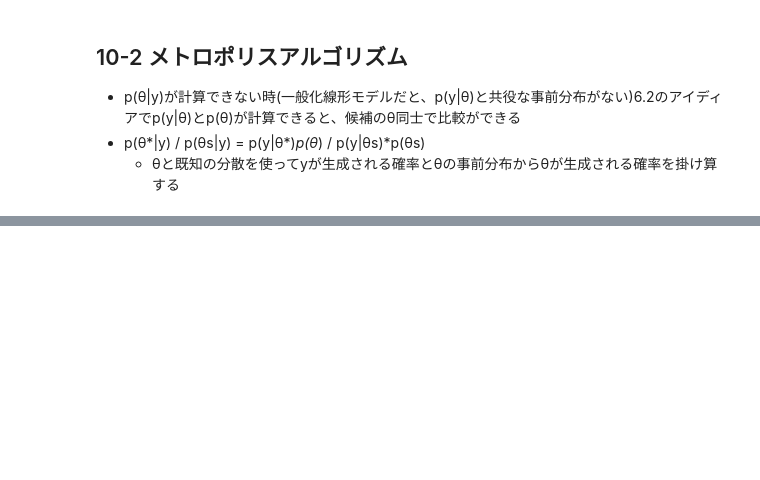
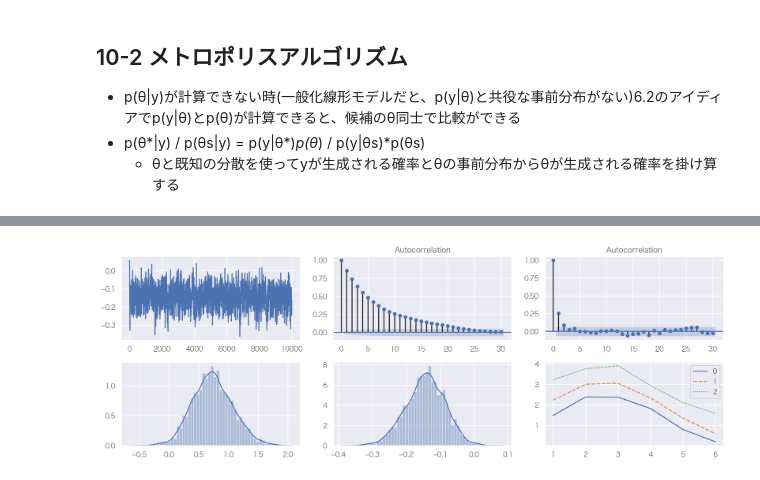
Before and after one commit to kosekitau/Statistics, a Jupyter notebook: notebook/A_First_Course_in_Bayesian_Statistical_Methods.ipynb, the cells around one changed output, grey strips where cells are left out. Drawn from its saved outputs; the diff is of its cells as text; code cells hidden in the pictures; blank space fills up the shorter version.

```diff
--- a/notebook/A_First_Course_in_Bayesian_Statistical_Methods.ipynb
+++ b/notebook/A_First_Course_in_Bayesian_Statistical_Methods.ipynb
@@ -625,0 +675,15 @@ sns.distplot(THETA, ax=fig.add_subplot(122));
+# %%
+BETA = np.array(BETA)
+fig = plt.figure(figsize=(14, 5), dpi=180)
+sns.lineplot(x=range(0,len(BETA)), y=BETA[:,2], ax=fig.add_subplot(231))
+sm.graphics.tsa.plot_acf(BETA[:, 2], lags=30, ax=fig.add_subplot(232))
+sm.graphics.tsa.plot_acf(BETA[:, 2][::10], lags=30, ax=fig.add_subplot(233))
+sns.distplot(BETA[:,1], ax=fig.add_subplot(234))
+sns.distplot(BETA[:,2], ax=fig.add_subplot(235))
+x = np.arange(1, 7)
+y = np.quantile(np.exp(BETA @ np.array([[1]*6, x, x**2])), [0.025, 0.5, 0.975], axis=0)
+sns.lineplot(data=pd.DataFrame(y.T, index=x), ax=fig.add_subplot(236))
+fig.tight_layout()
+plt.show()
+# %% [output]
+[figure, added]
```
Also changed, not shown: parts of 5 cells of this notebook.
